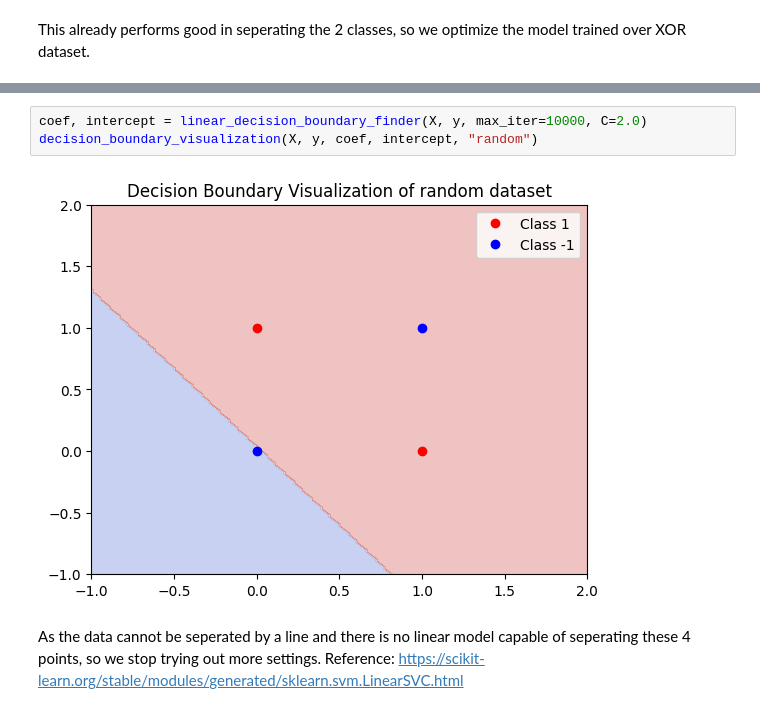
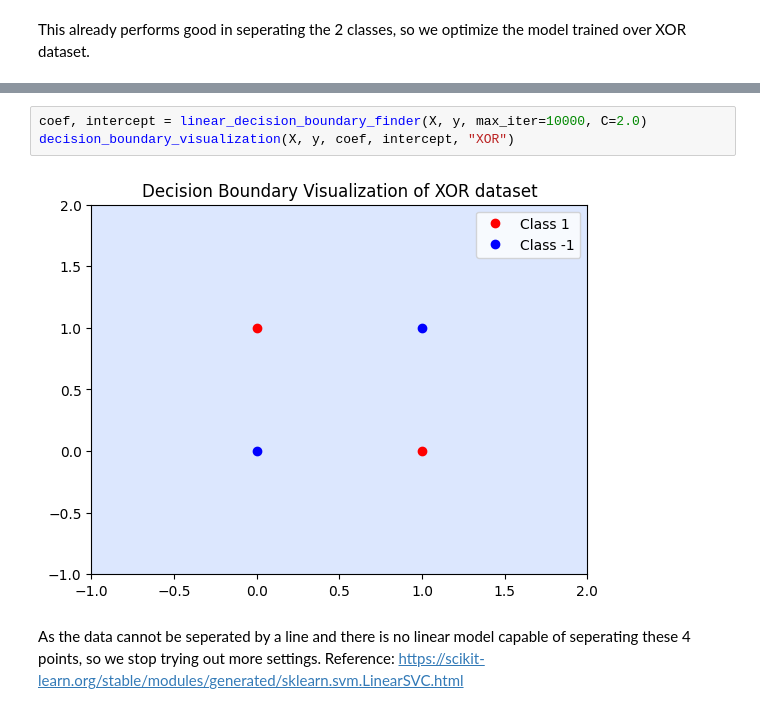
Before and after one commit to mahsaama/NeuralNetworks, a Jupyter notebook: Assignment1/assignment1.ipynb, the cells around one changed output, grey strips where cells are left out. Cells and saved outputs as stored; diff of their text form.

```diff
--- a/Assignment1/assignment1.ipynb
+++ b/Assignment1/assignment1.ipynb
@@ -140,8 +142,8 @@ decision_boundary_visualization(X, y, coef, intercept, "random")
 # %%
 coef, intercept = linear_decision_boundary_finder(X, y, max_iter=10000, C=2.0)
-decision_boundary_visualization(X, y, coef, intercept, "random")
+decision_boundary_visualization(X, y, coef, intercept, "XOR")
 # %% [output]
-[figure, old version]
+[figure, new version]
 # %% [markdown]
 As the data cannot be seperated by a line and there is no linear model capable of seperating these 4 points, so we stop trying out more settings.
 Reference: https://scikit-learn.org/stable/modules/generated/sklearn.svm.LinearSVC.html
```
Also changed, not shown: parts of 7 cells of this notebook.
